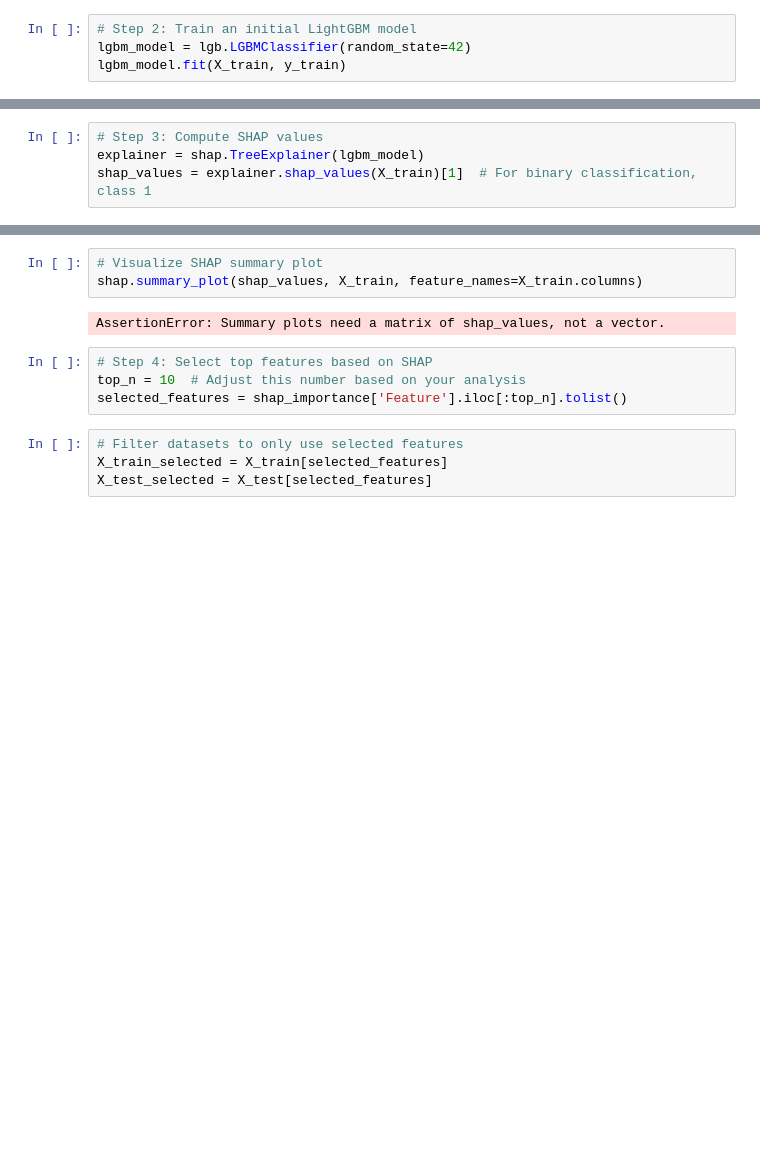
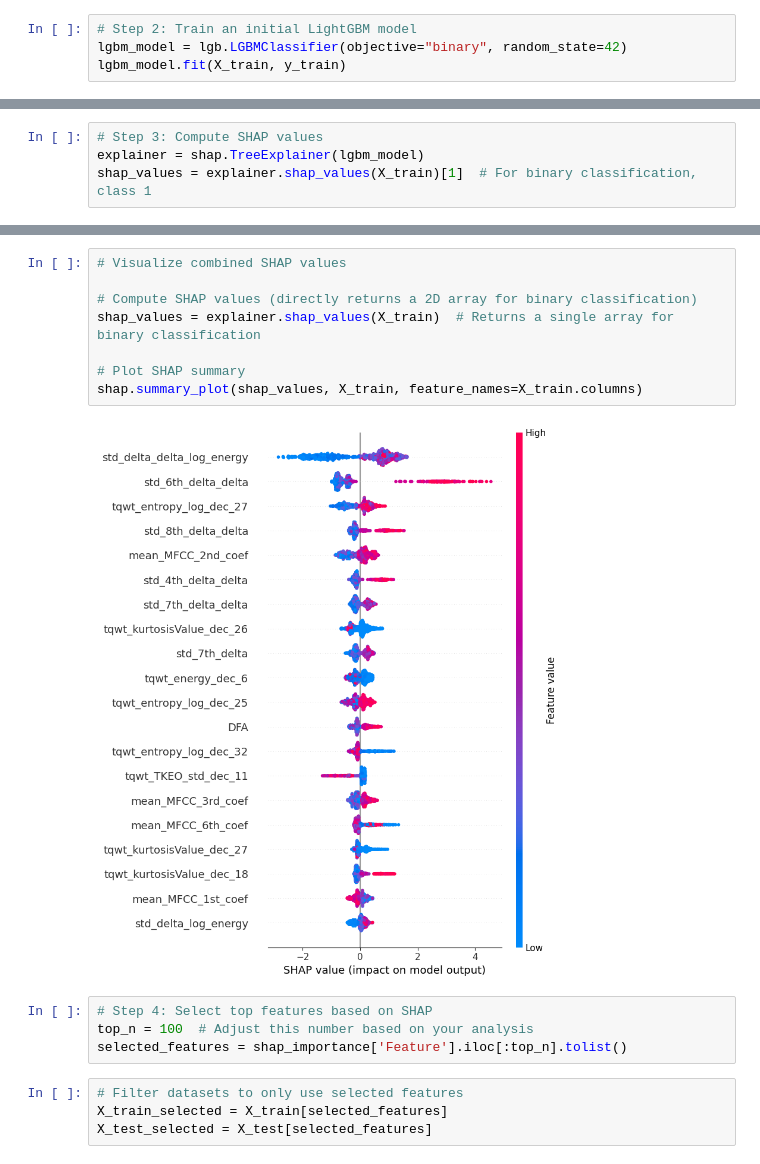
Before and after one commit to abdelaziz-belhachmi/Parkinson_Disease_Classification, a Jupyter notebook: notebooks/scikit_learn_impl/Shap_LightGbm.ipynb, the cells around one changed output, grey strips where cells are left out. Saved outputs shown, nothing was run; the diff lists cells and outputs as text; blank space fills up the shorter version.

Commit message:
scikit learn implementations to calculate shap values
only shap_lightGbm_revised that is working , RL slow and RF doesnt plot correctly for the moment

```diff
--- a/notebooks/scikit_learn_impl/Shap_LightGbm.ipynb
+++ b/notebooks/scikit_learn_impl/Shap_LightGbm.ipynb
@@ -21,7 +22,7 @@ X_test = test_data.drop(columns=["target"])
 y_test = test_data["target"]
 # %%
 # Step 2: Train an initial LightGBM model
-lgbm_model = lgb.LGBMClassifier(random_state=42)
+lgbm_model = lgb.LGBMClassifier(objective="binary", random_state=42)
 lgbm_model.fit(X_train, y_train)
 # %% [output]
 [LightGBM] [Info] Number of positive: 416, number of negative: 430
@@ -64,13 +64,18 @@ Top Features by SHAP Importance:
 
 [754 rows x 2 columns]
-# %%
-# Visualize SHAP summary plot
-shap.summary_plot(shap_values, X_train, feature_names=X_train.columns)
-# %% [output]
-AssertionError: Summary plots need a matrix of shap_values, not a vector.
+# %%
+# Visualize combined SHAP values
+
+# Compute SHAP values (directly returns a 2D array for binary classification)
+shap_values = explainer.shap_values(X_train)  # Returns a single array for binary classification
+
+# Plot SHAP summary
+shap.summary_plot(shap_values, X_train, feature_names=X_train.columns)
+# %% [output]
+[figure, added]
 # %%
 # Step 4: Select top features based on SHAP
-top_n = 10  # Adjust this number based on your analysis
+top_n = 100  # Adjust this number based on your analysis
 selected_features = shap_importance['Feature'].iloc[:top_n].tolist()
 # %%
 # Filter datasets to only use selected features
```
Also changed, not shown: parts of 5 cells of this notebook, 9 other files.
